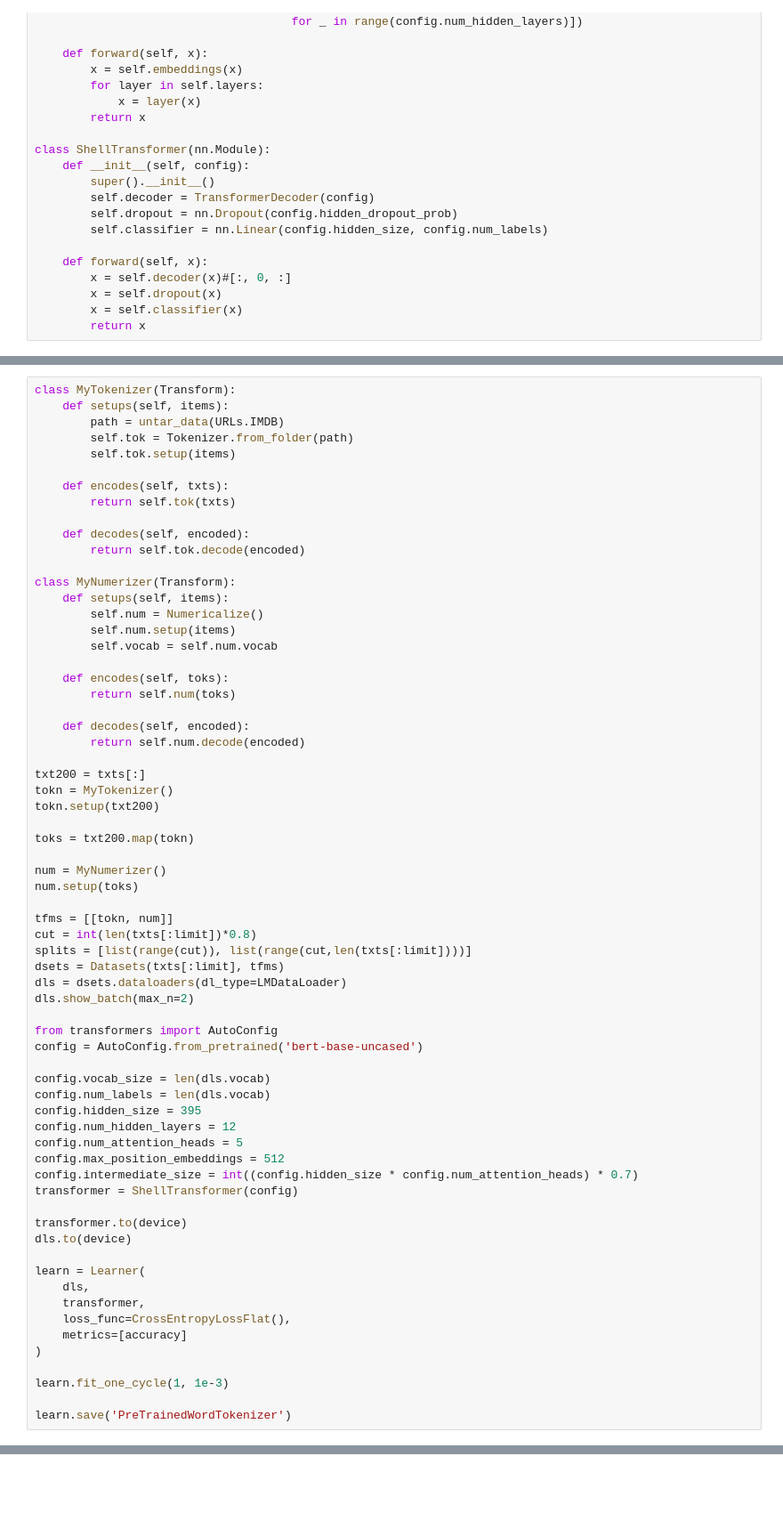
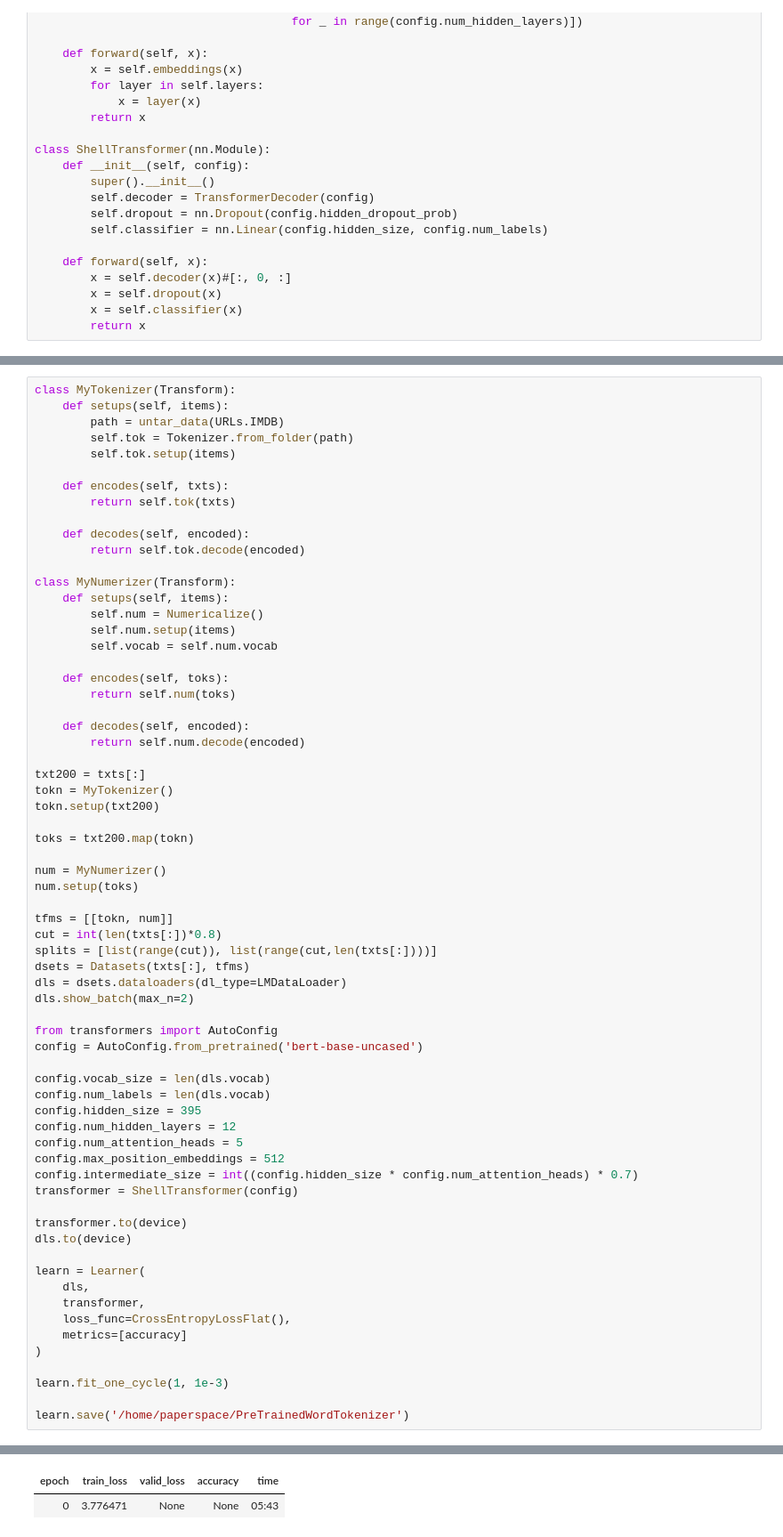
Before and after one commit to chTeut/gnn_project, a Jupyter notebook: FastAI/paperspace_run.ipynb, the cells around one changed output, grey strips where cells are left out. Shown at 89% size. Drawn from its saved outputs; the diff is of its cells as text; blank space fills up the shorter version.

```diff
--- a/FastAI/paperspace_run.ipynb
+++ b/FastAI/paperspace_run.ipynb
@@ -386,9 +409,9 @@ num = MyNumerizer()
 num.setup(toks)
 
 tfms = [[tokn, num]]
-cut = int(len(txts[:limit])*0.8)
-splits = [list(range(cut)), list(range(cut,len(txts[:limit])))]
-dsets = Datasets(txts[:limit], tfms)
+cut = int(len(txts[:])*0.8)
+splits = [list(range(cut)), list(range(cut,len(txts[:])))]
+dsets = Datasets(txts[:], tfms)
 dls = dsets.dataloaders(dl_type=LMDataLoader)
 dls.show_batch(max_n=2)
 
@@ -416,4 +439,5 @@ learn = Learner(
 
 learn.fit_one_cycle(1, 1e-3)
 
-learn.save('PreTrainedWordTokenizer')
+learn.save('/home/paperspace/PreTrainedWordTokenizer')
+# %% [output]
@@ -419,0 +447,2 @@ learn.save('PreTrainedWordTokenizer')
+| epoch | train_loss | valid_loss | accuracy | time |
+| 0 | 3.776471 | None | None | 05:43 |
```
Also changed, not shown: parts of 7 cells of this notebook, 2 other files.
